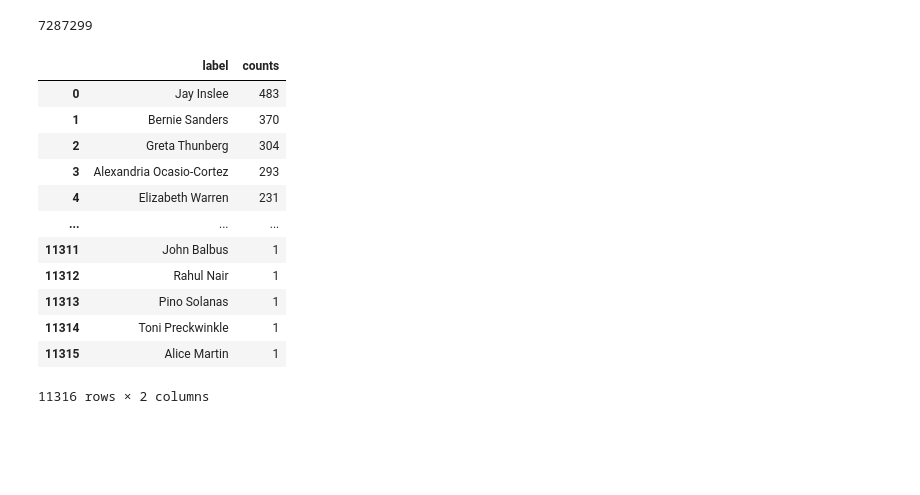
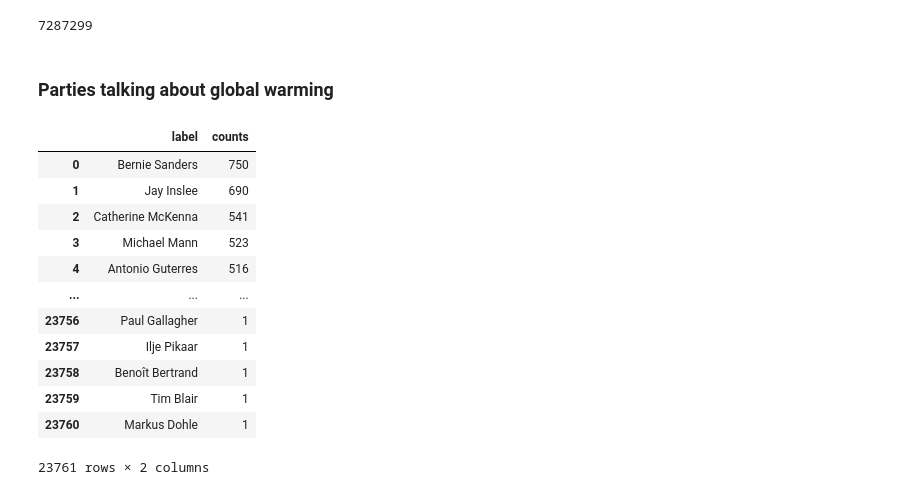
Before and after one commit to epfl-ada/ada-2021-project-ada-venturers, a Jupyter notebook: projet.ipynb, the cells around one changed output. Drawn from its saved outputs; the diff is of its cells as text; code cells hidden in the pictures; blank space fills up the shorter version.

```diff
--- a/projet.ipynb
+++ b/projet.ipynb
@@ -29,2 +16,10 @@ data2019
+# %%
+data2017=pd.read_pickle("data2017.pkl", compression='infer')
+# %%
+data17_18=data2017.append(data2018, ignore_index = True)
+# %%
+data19=data17_18.append(data2019, ignore_index=True)
+# %%
+data=data19.append(data2020, ignore_index=True)
 # %%
 QID = pd.read_csv('wikidata_labels_descriptions_quotebank.csv.bz2', compression='bz2', index_col='QID')
@@ -64,21 +64,23 @@ speaker_df=speaker_df.drop_duplicates(subset=['label'])
 len(speaker_df)
 # %% [output]
 7287299
+# %% [markdown]
+### Parties talking about global warming
 # %%
-sort=data2019['speaker'].value_counts().to_frame('counts').reset_index()
+sort=data['speaker'].value_counts().to_frame('counts').reset_index()
 sort = sort.rename(columns={'index': 'label'})
 sort
 # %% [output]
 |  | label | counts |
-| 0 | Jay Inslee | 483 |
-| 1 | Bernie Sanders | 370 |
-| 2 | Greta Thunberg | 304 |
-| 3 | Alexandria Ocasio-Cortez | 293 |
-| 4 | Elizabeth Warren | 231 |
+| 0 | Bernie Sanders | 750 |
+| 1 | Jay Inslee | 690 |
+| 2 | Catherine McKenna | 541 |
+| 3 | Michael Mann | 523 |
+| 4 | Antonio Guterres | 516 |
 | ... | ... | ... |
-| 11311 | John Balbus | 1 |
-| 11312 | Rahul Nair | 1 |
-| 11313 | Pino Solanas | 1 |
-| 11314 | Toni Preckwinkle | 1 |
-| 11315 | Alice Martin | 1 |
+| 23756 | Paul Gallagher | 1 |
+| 23757 | Ilje Pikaar | 1 |
+| 23758 | Benoît Bertrand | 1 |
+| 23759 | Tim Blair | 1 |
+| 23760 | Markus Dohle | 1 |
-11316 rows × 2 columns
+23761 rows × 2 columns
```
Also changed, not shown: parts of 43 cells of this notebook.
